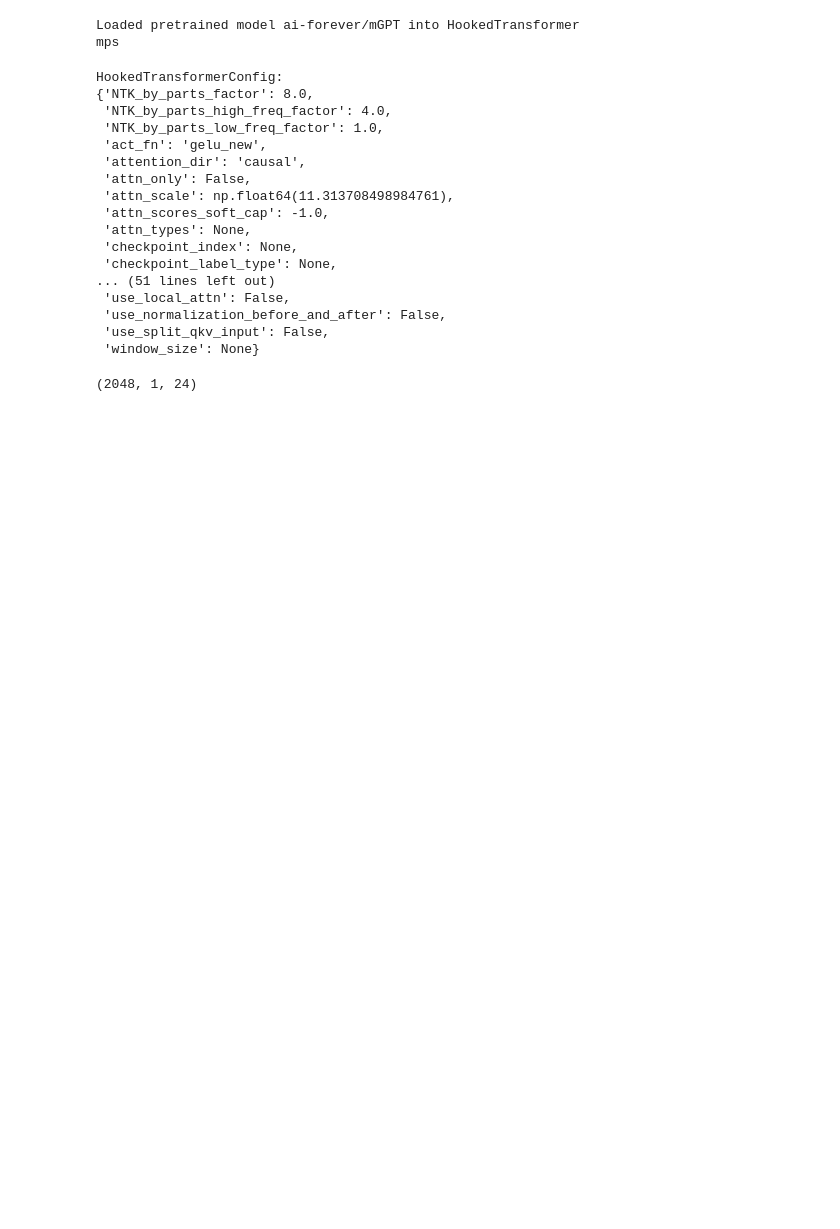
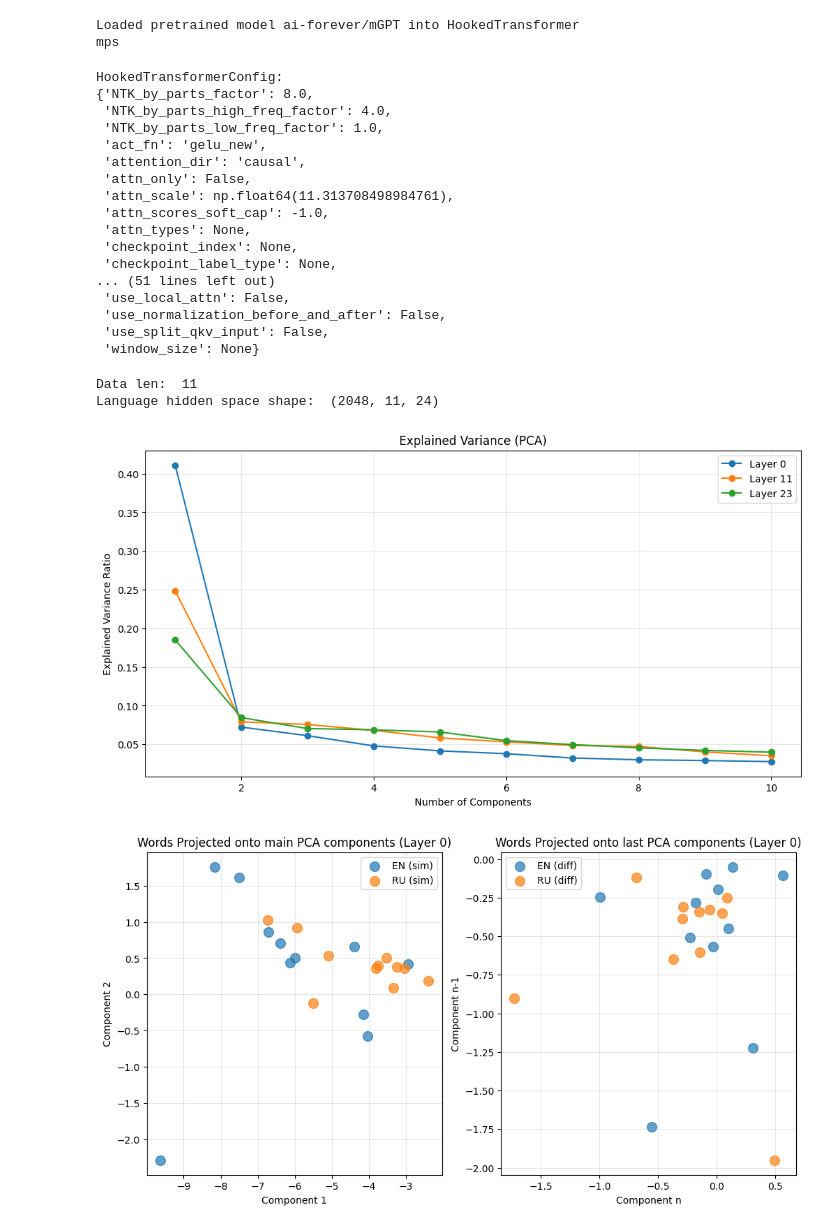
Before and after one commit to fxlrnrpt/language-steering-in-latent-space, a Jupyter notebook: main.ipynb, the cells around one changed output. Saved outputs shown, nothing was run; the diff lists cells and outputs as text; code cells hidden in the pictures; blank space fills up the shorter version.

Commit message:
Add PCA analysis with visualizations

```diff
--- a/main.ipynb
+++ b/main.ipynb
@@ -53,28 +53,18 @@ import numpy as np
 
 
 def collect_hidden_space_by_language(activation_cache: dict[str, List[ActivationCache]]):
-    # { [lang]: np.array([layer, batch, pos, d_model]) }
+    # { [lang]: np.array([d_model, n_prompts, n_layers]) }
     hidden_space_for_language = {}
 
     for language, language_caches in activation_cache.items():
         # d_model, n_prompts, n_layers
-        hidden_space_for_language_by_layer = np.zeros((model.cfg.d_model, len(language_caches), model.cfg.n_layers))
+        current_hidden_space_for_language = np.zeros((model.cfg.d_model, len(language_caches), model.cfg.n_layers))
 
         for cache_i, cache in enumerate(language_caches):
             # layer, batch, pos, d_model
             accum_resid = cache.accumulated_resid(apply_ln=True)
-            hidden_space_for_language_by_layer[:, cache_i, :] = accum_resid[1:, 0, -1, :].cpu().numpy().T
+            current_hidden_space_for_language[:, cache_i, :] = accum_resid[1:, 0, -1, :].cpu().numpy().T
 
-        hidden_space_for_language[language] = hidden_space_for_language_by_layer
+        hidden_space_for_language[language] = current_hidden_space_for_language
 
     return hidden_space_for_language
-# %%
-toy_data = [{"EN": "Hello", "RU": "Здравствуйте"}]
-
-activation_cache = collect_activation_cache(toy_data)
-# { [lang]: np.array([layer, batch, pos, d_model]) }
-hidden_space_by_language = collect_hidden_space_by_language(activation_cache)
-# %%
-print(hidden_space_by_language["EN"].shape)
-# %% [output]
-(2048, 1, 24)
@@ -80,0 +177,36 @@ print(hidden_space_by_language["EN"].shape)
+# %%
+def find_lexical_subspace_intersection(data):
+    print("Data len: ", len(data))
+
+    activation_cache = collect_activation_cache(data)
+    # { [lang]: np.array([d_model, n_prompts, n_layers]) }
+    hidden_space_by_language = collect_hidden_space_by_language(activation_cache)
+
+    print("Language hidden space shape: ", hidden_space_by_language["EN"].shape)
+
+    pca_components, explained_variance_ratios = extract_pca_components(hidden_space_by_language)
+    projections = project_onto_pca(hidden_space_by_language, pca_components)
+
+    visualize_explained_variance(pca_components, explained_variance_ratios)
+    visualize_projections(hidden_space_by_language, projections)
+# %%
+toy_data = [
+    {"EN": "Hello", "RU": "Здравствуй"},
+    {"EN": "darkness", "RU": "тьма"},
+    {"EN": "my", "RU": "мой"},
+    {"EN": "old", "RU": "старый"},
+    {"EN": "friend", "RU": "друг"},
+    {"EN": "I've", "RU": "Я"},
+    {"EN": "come", "RU": "пришел"},
+    {"EN": "to talk", "RU": "поговорить"},
+    {"EN": "with", "RU": "с"},
+    {"EN": "you", "RU": "тобой"},
+    {"EN": "again", "RU": "снова"},
+]
+
+find_lexical_subspace_intersection(toy_data)
+# %% [output]
+Data len:  11
+Language hidden space shape:  (2048, 11, 24)
+[figure, added]
+[figure, added]
```
Also changed, not shown: parts of 4 cells of this notebook, 2 other files.
